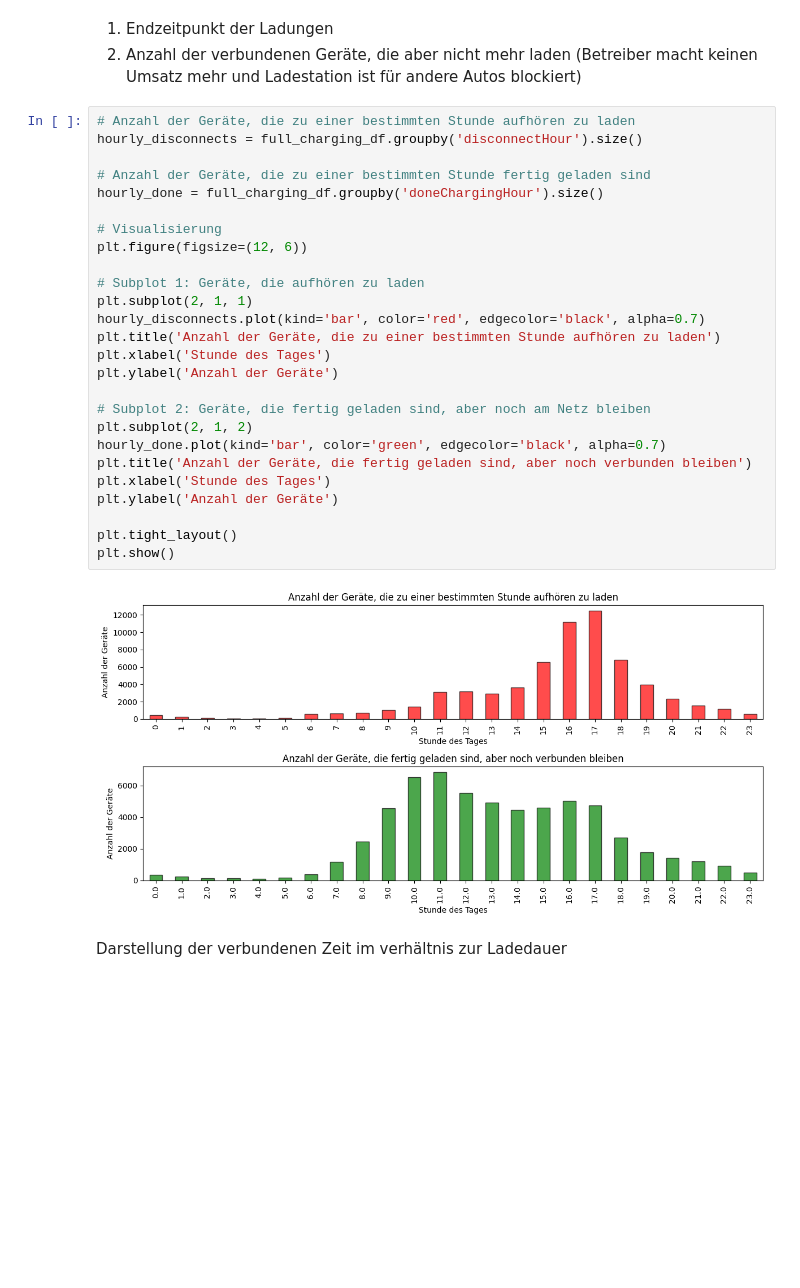
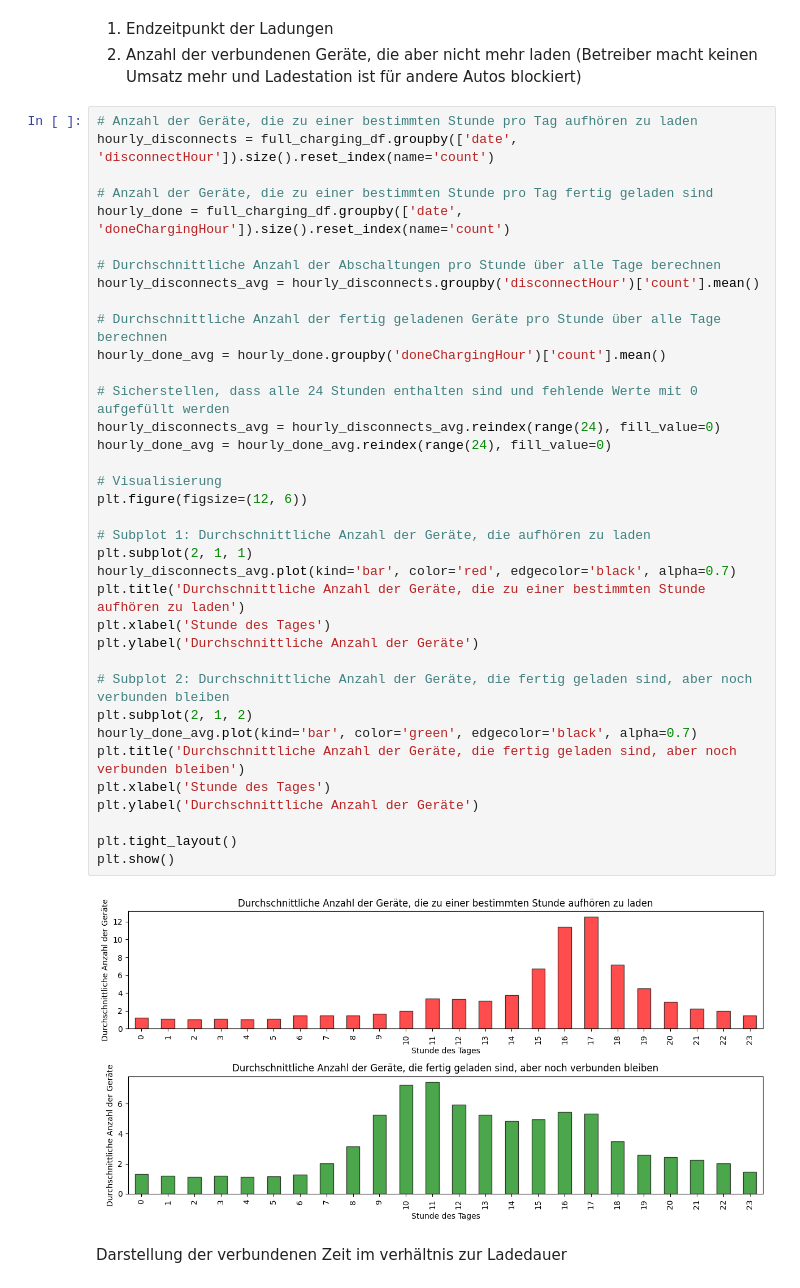
Before and after one commit to Amocon/A-Team_AA-Team-Assignment_2024, a Jupyter notebook: aa_team_assignment/temporal_patterns_and_seasonality.ipynb, the cells around one changed output. Saved outputs shown, nothing was run; the diff lists cells and outputs as text; blank space fills up the shorter version.

```diff
--- a/aa_team_assignment/temporal_patterns_and_seasonality.ipynb
+++ b/aa_team_assignment/temporal_patterns_and_seasonality.ipynb
@@ -358,33 +358,43 @@ Stunde
 1. Endzeitpunkt der Ladungen
 2. Anzahl der verbundenen Geräte, die aber nicht mehr laden (Betreiber macht keinen Umsatz mehr und Ladestation ist für andere Autos blockiert)
 # %%
-# Anzahl der Geräte, die zu einer bestimmten Stunde aufhören zu laden
-hourly_disconnects = full_charging_df.groupby('disconnectHour').size()
+# Anzahl der Geräte, die zu einer bestimmten Stunde pro Tag aufhören zu laden
+hourly_disconnects = full_charging_df.groupby(['date', 'disconnectHour']).size().reset_index(name='count')
 
-# Anzahl der Geräte, die zu einer bestimmten Stunde fertig geladen sind
-hourly_done = full_charging_df.groupby('doneChargingHour').size()
+# Anzahl der Geräte, die zu einer bestimmten Stunde pro Tag fertig geladen sind
+hourly_done = full_charging_df.groupby(['date', 'doneChargingHour']).size().reset_index(name='count')
+
+# Durchschnittliche Anzahl der Abschaltungen pro Stunde über alle Tage berechnen
+hourly_disconnects_avg = hourly_disconnects.groupby('disconnectHour')['count'].mean()
+
+# Durchschnittliche Anzahl der fertig geladenen Geräte pro Stunde über alle Tage berechnen
+hourly_done_avg = hourly_done.groupby('doneChargingHour')['count'].mean()
+
+# Sicherstellen, dass alle 24 Stunden enthalten sind und fehlende Werte mit 0 aufgefüllt werden
+hourly_disconnects_avg = hourly_disconnects_avg.reindex(range(24), fill_value=0)
+hourly_done_avg = hourly_done_avg.reindex(range(24), fill_value=0)
 
 # Visualisierung
 plt.figure(figsize=(12, 6))
 
-# Subplot 1: Geräte, die aufhören zu laden
+# Subplot 1: Durchschnittliche Anzahl der Geräte, die aufhören zu laden
 plt.subplot(2, 1, 1)
-hourly_disconnects.plot(kind='bar', color='red', edgecolor='black', alpha=0.7)
-plt.title('Anzahl der Geräte, die zu einer bestimmten Stunde aufhören zu laden')
+hourly_disconnects_avg.plot(kind='bar', color='red', edgecolor='black', alpha=0.7)
+plt.title('Durchschnittliche Anzahl der Geräte, die zu einer bestimmten Stunde aufhören zu laden')
 plt.xlabel('Stunde des Tages')
-plt.ylabel('Anzahl der Geräte')
+plt.ylabel('Durchschnittliche Anzahl der Geräte')
 
-# Subplot 2: Geräte, die fertig geladen sind, aber noch am Netz bleiben
+# Subplot 2: Durchschnittliche Anzahl der Geräte, die fertig geladen sind, aber noch verbunden bleiben
 plt.subplot(2, 1, 2)
-hourly_done.plot(kind='bar', color='green', edgecolor='black', alpha=0.7)
-plt.title('Anzahl der Geräte, die fertig geladen sind, aber noch verbunden bleiben')
+hourly_done_avg.plot(kind='bar', color='green', edgecolor='black', alpha=0.7)
+plt.title('Durchschnittliche Anzahl der Geräte, die fertig geladen sind, aber noch verbunden bleiben')
 plt.xlabel('Stunde des Tages')
-plt.ylabel('Anzahl der Geräte')
+plt.ylabel('Durchschnittliche Anzahl der Geräte')
 
 plt.tight_layout()
 plt.show()
 # %% [output]
-[figure, old version]
+[figure, new version]
 # %% [markdown]
 Darstellung der verbundenen Zeit im verhältnis zur Ladedauer
 # %%
```
Also changed, not shown: parts of 1 cell of this notebook.
